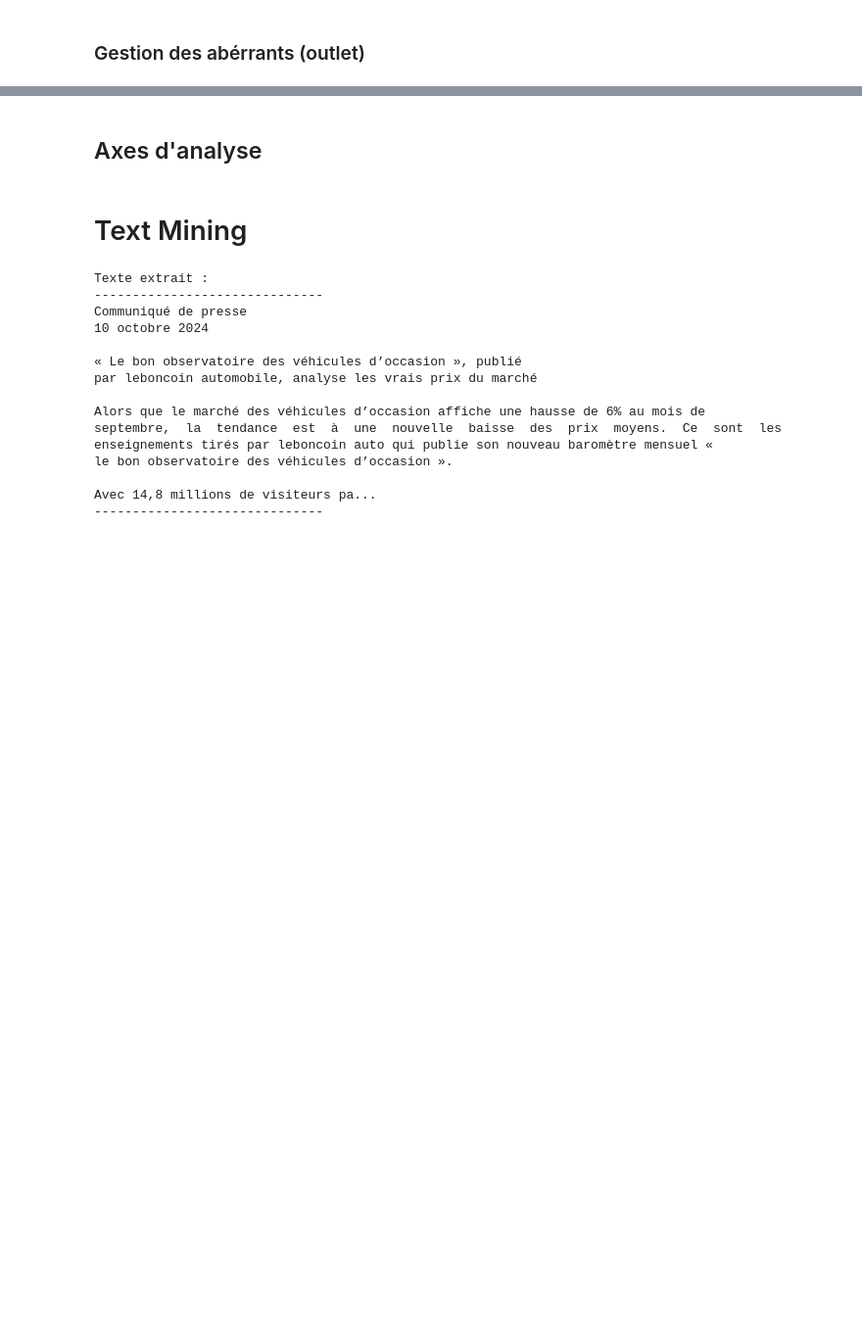
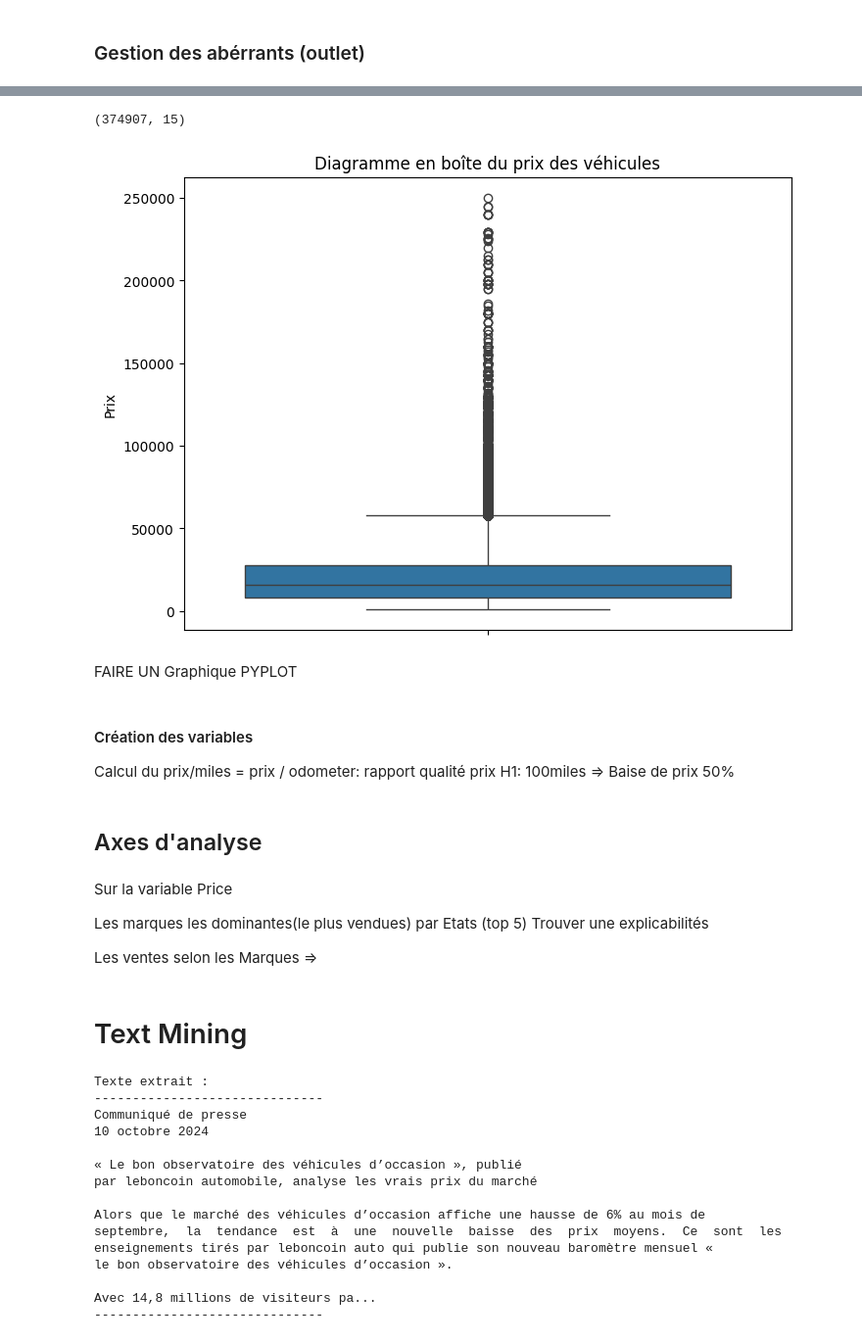
Before and after one commit to waigenius/dataviz_sda, a Jupyter notebook: data_analysing.ipynb, the cells around one changed output, grey strips where cells are left out. Shown at 98% size. Saved outputs shown, nothing was run; the diff lists cells and outputs as text; code cells hidden in the pictures; blank space fills up the shorter version.

```diff
--- a/data_analysing.ipynb
+++ b/data_analysing.ipynb
@@ -349,0 +524,4 @@ df['posting_date'] = df['posting_date'].dt.tz_convert(None).dt.normalize()
+# %%
+# Garder les autres lignes non concernées (avec VIN vide ou NaN)
+df_sans_vin = df[df['VIN'].isna() | (df['VIN'] == '')]
+df_sans_vin.shape
@@ -349,0 +530,4 @@ df['posting_date'] = df['posting_date'].dt.tz_convert(None).dt.normalize()
+# %%
+# Recombiner les deux
+df = pd.concat([df_vin_dedoublonne, df_sans_vin], ignore_index=True)
+df.shape
@@ -376,0 +599,2 @@ df.drop(colonnes_a_supprimer, axis=1, inplace=True)
+# %%
+df_cleaned = df[df['price'] != 0].copy()
@@ -376,0 +631,14 @@ df.drop(colonnes_a_supprimer, axis=1, inplace=True)
+# %%
+#Delimiter les valeurs du price
+df_cleaned = df_cleaned[(df_cleaned['price'] >= 1000) & (df_cleaned['price'] <= 250000)]
+df_cleaned.shape
+# %% [output]
+(374907, 15)
+# %%
+plt.figure(figsize=(8, 6))
+sns.boxplot(y=df_cleaned['price'])
+plt.title('Diagramme en boîte du prix des véhicules')
+plt.ylabel('Prix')
+plt.show()
+# %% [output]
+[figure, added]
@@ -377,5 +649,20 @@ df.drop(colonnes_a_supprimer, axis=1, inplace=True)
+# %% [markdown]
+FAIRE UN Graphique PYPLOT
+# %% [markdown]
+#### Création des variables
+
+Calcul du prix/miles = prix / odometer: rapport qualité prix
+H1: 100miles => Baise de prix 50%
 # %% [markdown]
 ## Axes d'analyse
+# %% [markdown]
+Sur la variable Price
+
+Les marques les dominantes(le plus vendues) par Etats (top 5)
+Trouver une explicabilités
+
+
+Les ventes selon les Marques =>
 # %% [markdown]
 # Text Mining
 # %%
```
Also changed, not shown: parts of 57 cells of this notebook, 1 other file.
